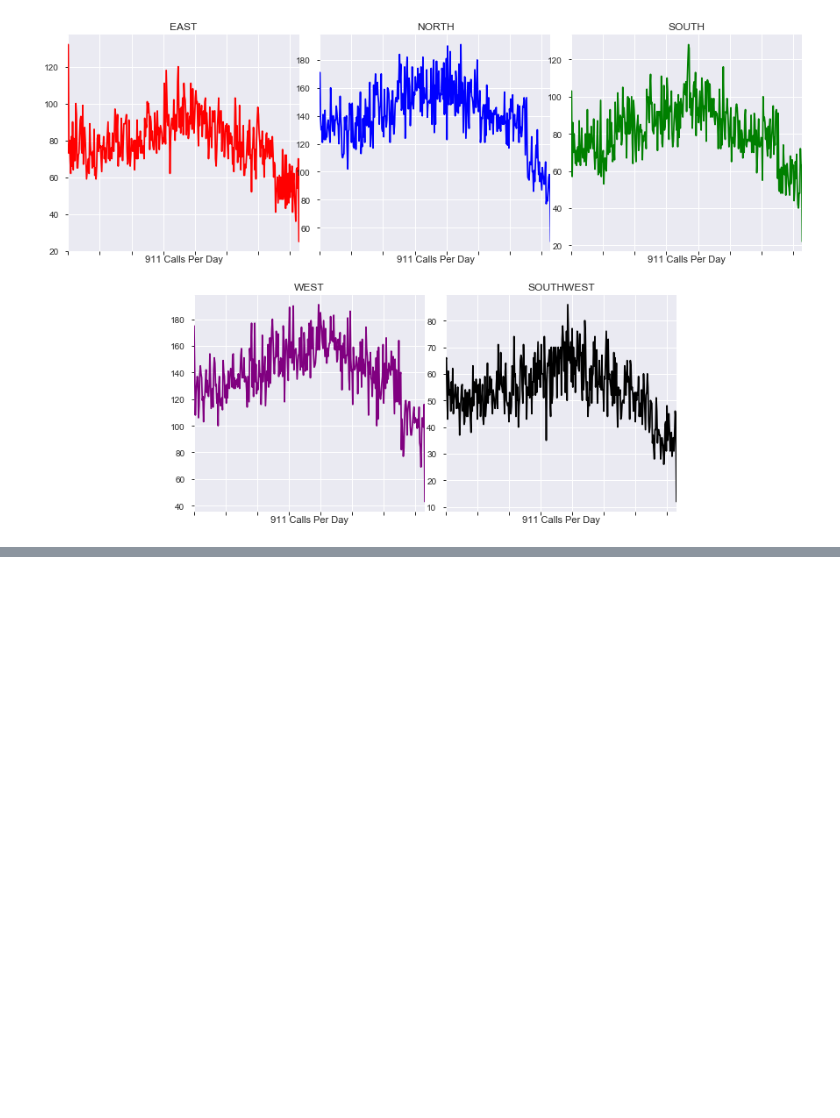
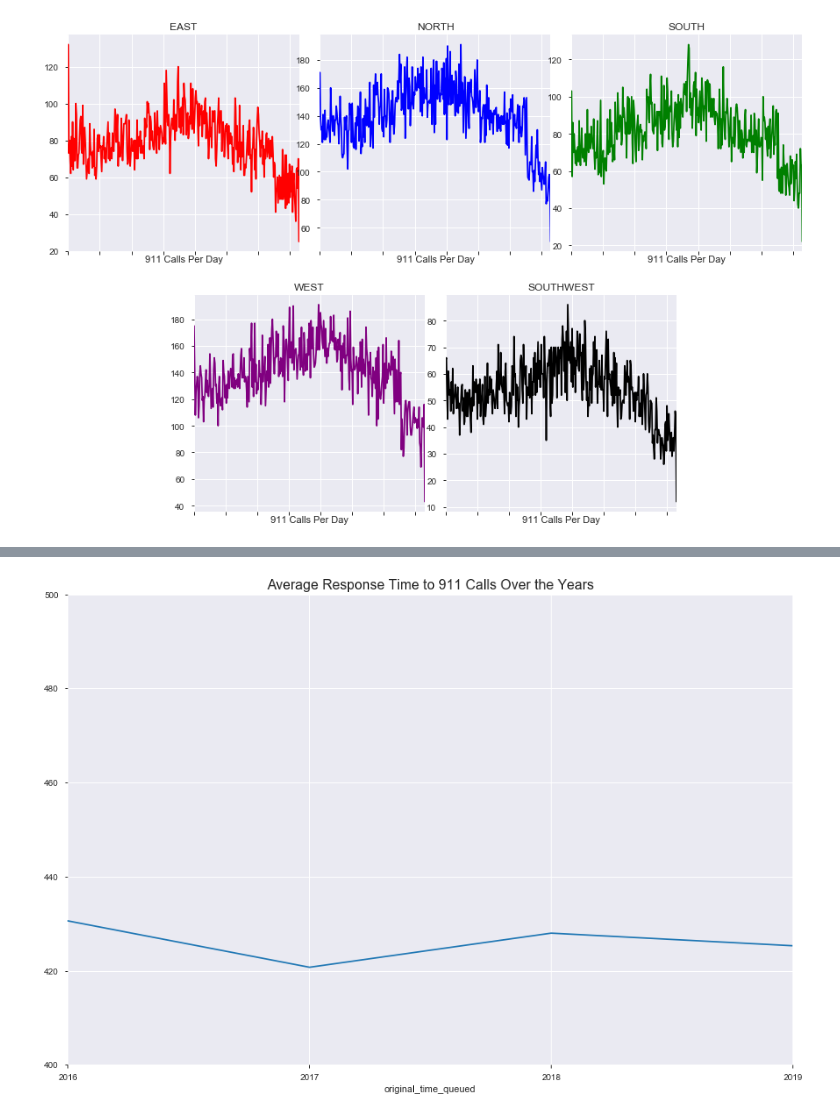
Before and after one commit to sam-cannon/Predicting-911-Calls-In-Seattle, a Jupyter notebook: Predicting 911 Response Times.ipynb, the cells around one changed output, grey strips where cells are left out. Saved outputs shown, nothing was run; the diff lists cells and outputs as text; code cells hidden in the pictures; blank space fills up the shorter version.

```diff
--- a/Predicting 911 Response Times.ipynb
+++ b/Predicting 911 Response Times.ipynb
@@ -351,0 +431,8 @@ plt.xlabel('911 Calls Per Day');
+# %%
+#see response times by year, not much fluctuation
+df.index = df['original_time_queued']
+df['total_response_time'].resample('Y').mean().plot(figsize = (15, 10))
+plt.title('Average Response Time to 911 Calls Over the Years', fontsize = 16)
+plt.ylim(400, 500);
+# %% [output]
+[figure, added]
```
Also changed, not shown: parts of 9 cells of this notebook.
